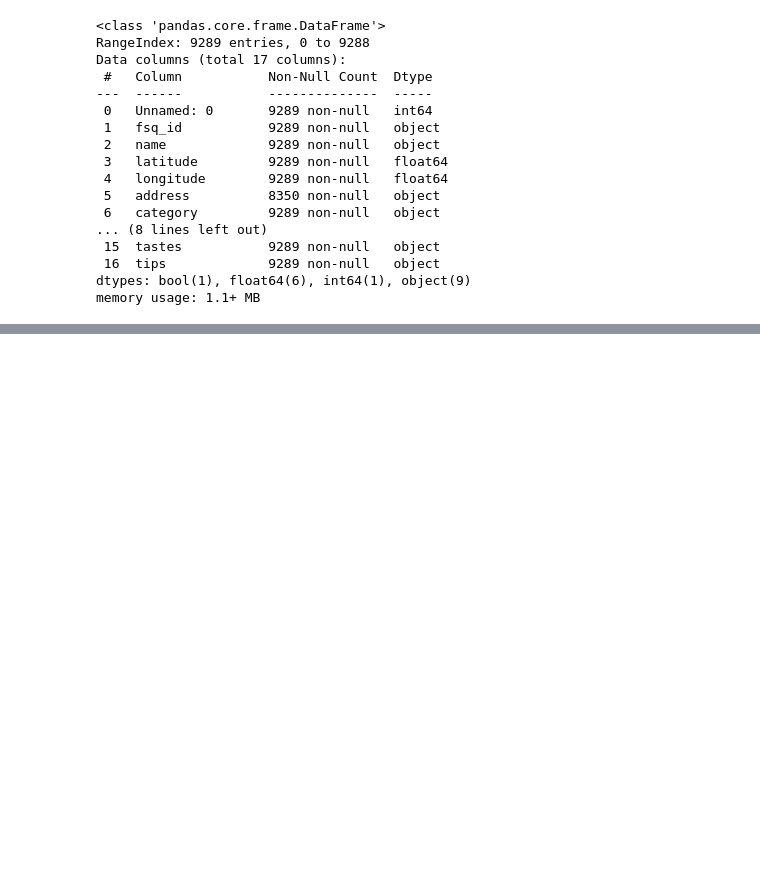
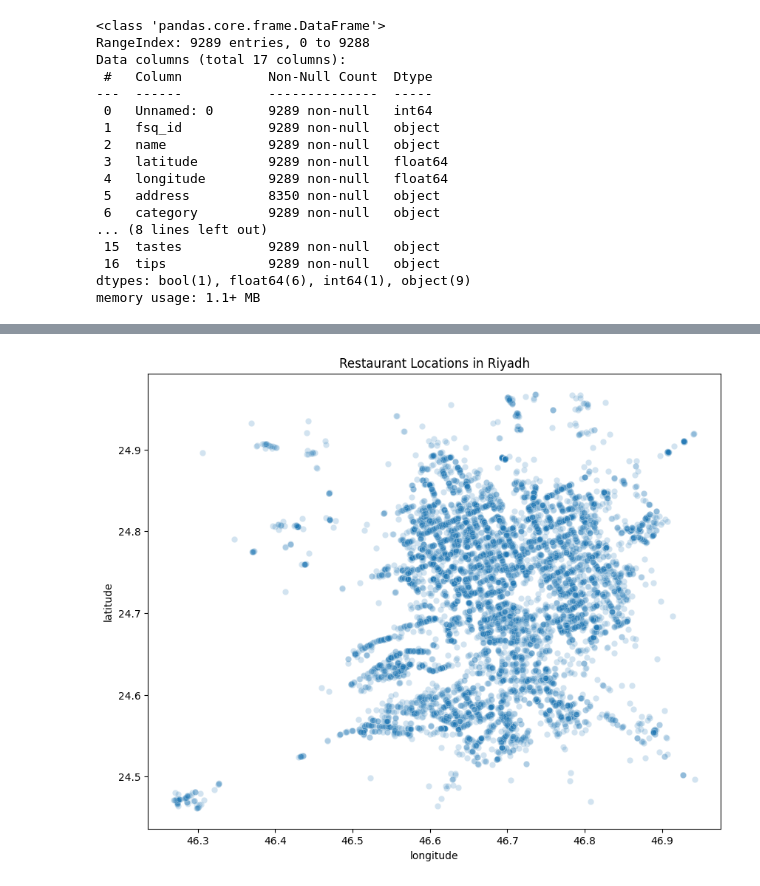
Before and after one commit to AbdulrahmanB-25/EDA_Project, a Jupyter notebook: EDA_Project.ipynb, the cells around one changed output, grey strips where cells are left out. Cells and saved outputs as stored; diff of their text form; code cells hidden in the pictures; blank space fills up the shorter version.

```diff
--- a/EDA_Project.ipynb
+++ b/EDA_Project.ipynb
@@ -135,0 +135,14 @@ dtype: int64
+# %%
+plt.figure(figsize=(10,8))
+
+sns.scatterplot(
+    x="longitude",
+    y="latitude",
+    data=df_restaurants,
+    alpha=0.2
+)
+
+plt.title("Restaurant Locations in Riyadh")
+plt.show()
+# %% [output]
+[figure, added]
```
Also changed, not shown: parts of 5 cells of this notebook.
